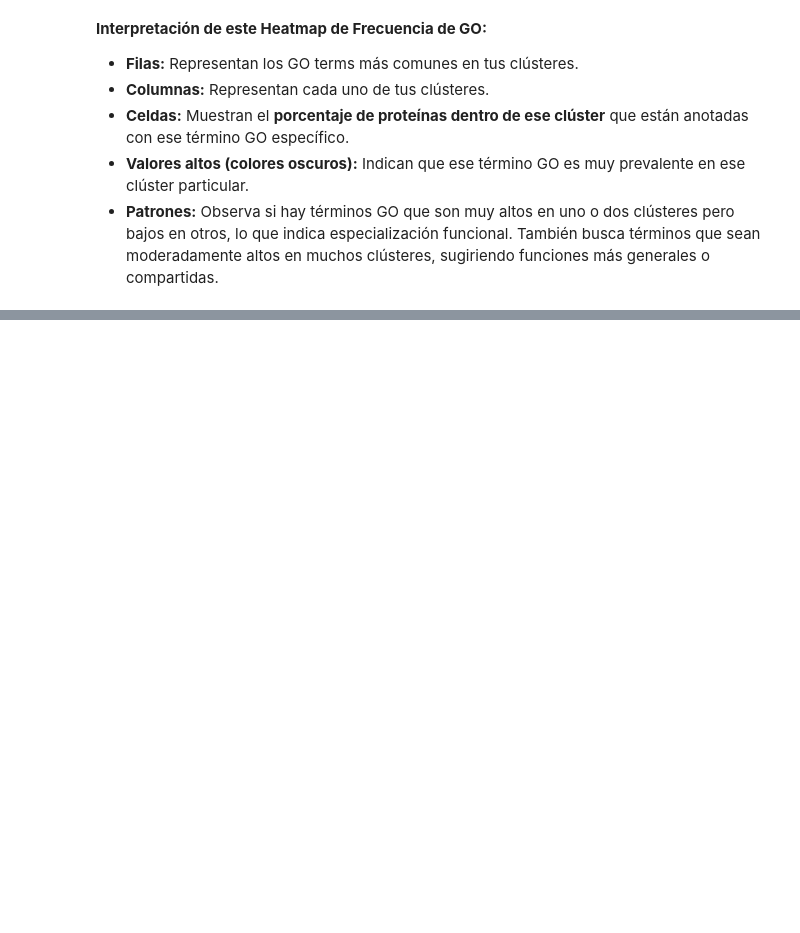
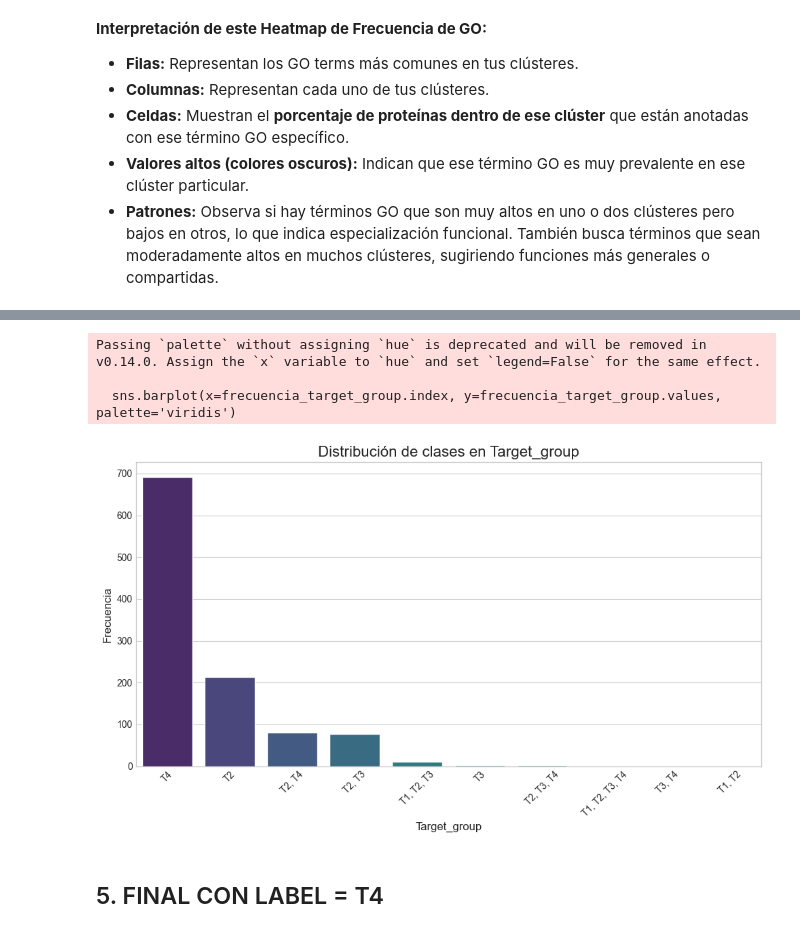
Before and after one commit to macamadridb/alzheimer-target-prediction, a Jupyter notebook: GNN-GO/notebooks/cluster.ipynb, the cells around one changed output, grey strips where cells are left out. Drawn from its saved outputs; the diff is of its cells as text; code cells hidden in the pictures; blank space fills up the shorter version.

Commit message:
resultados finales finales

```diff
--- a/GNN-GO/notebooks/cluster.ipynb
+++ b/GNN-GO/notebooks/cluster.ipynb
@@ -676,0 +543,10 @@ Passing `palette` without assigning `hue` is deprecated and will be removed in v
+# %%
+# Contar la frecuencia de cada Target_group
+frecuencia_target_group = df['Target_group'].value_counts()
+print("Frecuencia de cada Target_group:")
+print(frecuencia_target_group)
+
+# Calcular y mostrar el porcentaje de cada Target_group
+porcentaje_target_group = df['Target_group'].value_counts(normalize=True) * 100
+print("\nPorcentaje de cada Target_group:")
+print(porcentaje_target_group)
@@ -676,0 +571,27 @@ Passing `palette` without assigning `hue` is deprecated and will be removed in v
+# %%
+import matplotlib.pyplot as plt
+import seaborn as sns
+
+# Configurar el estilo del gráfico
+sns.set_style("whitegrid")
+
+# Crear el gráfico de barras
+plt.figure(figsize=(10, 6))
+sns.barplot(x=frecuencia_target_group.index, y=frecuencia_target_group.values, palette='viridis')
+
+# Agregar etiquetas y título al gráfico
+plt.title('Distribución de clases en Target_group', fontsize=16)
+plt.xlabel('Target_group', fontsize=12)
+plt.ylabel('Frecuencia', fontsize=12)
+plt.xticks(rotation=45) # Rotar las etiquetas del eje X para mejor lectura
+plt.tight_layout() # Ajustar el diseño para que todo se vea bien
+
+# Mostrar el gráfico
+plt.show()
+# %% [output]
+Passing `palette` without assigning `hue` is deprecated and will be removed in v0.14.0. Assign the `x` variable to `hue` and set `legend=False` for the same effect.
+
+  sns.barplot(x=frecuencia_target_group.index, y=frecuencia_target_group.values, palette='viridis')
+[figure, added]
+# %% [markdown]
+## 5. FINAL CON LABEL = T4
```
Also changed, not shown: parts of 39 cells of this notebook, 13 other files.
